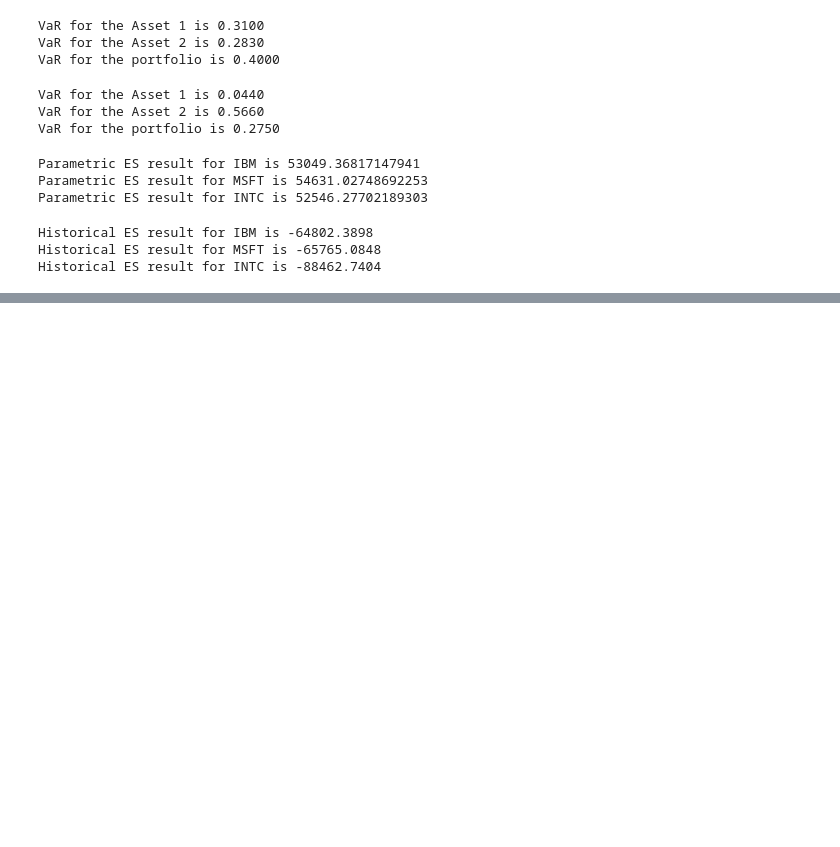
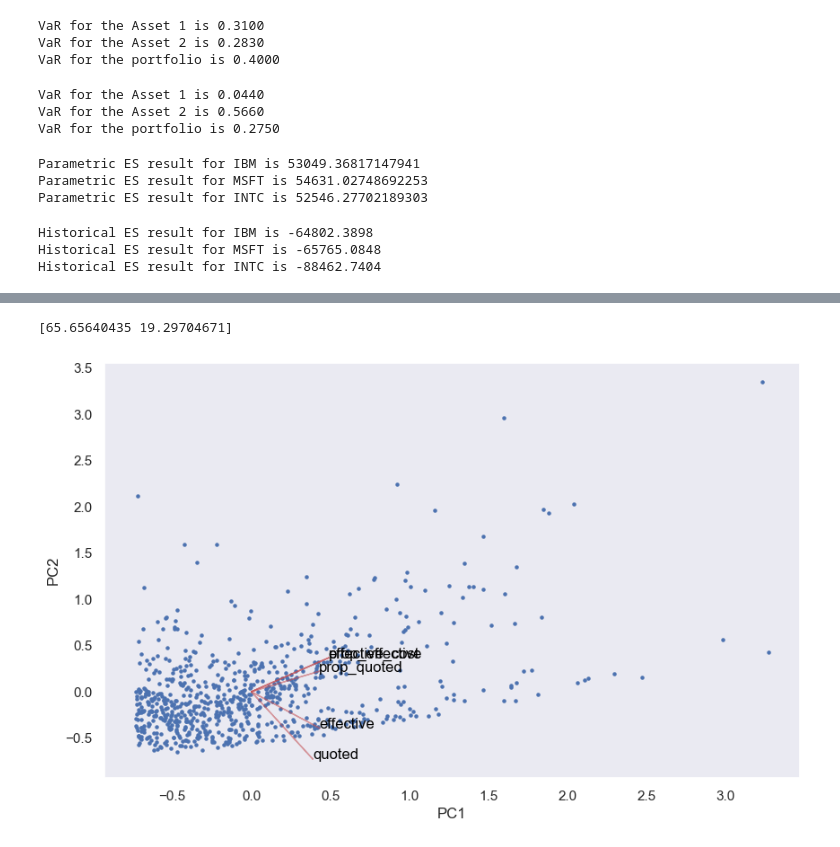
Before and after one commit to donmany85/Risk, a Jupyter notebook: ch5_Modeling_MarketRisk.ipynb, the cells around one changed output, grey strips where cells are left out. Saved outputs shown, nothing was run; the diff lists cells and outputs as text; code cells hidden in the pictures; blank space fills up the shorter version.

```diff
--- a/ch5_Modeling_MarketRisk.ipynb
+++ b/ch5_Modeling_MarketRisk.ipynb
@@ -347,0 +478,43 @@ Historical ES result for INTC is -88462.7404
+# %%
+pca = PCA(n_components=2)
+pca.fit(np.abs(spread_meas_scaled))
+prin_comp = pca.transform(np.abs(spread_meas_scaled))
+prin_comp = pd.DataFrame(np.abs(prin_comp), columns = ['Component 1',
+'Component 2'])
+print(pca.explained_variance_ratio_*100)
+# %% [output]
+[65.65640435 19.29704671]
+# %%
+def myplot(score, coeff, labels=None):
+    xs=score[:,0]
+    ys=score[:,1]
+    n=coeff.shape[0]
+    scalex=1.0/(xs.max()-xs.min())
+    scaley=1.0/(ys.max()-ys.min())
+    plt.scatter(xs*scalex*4,ys*scaley*4,s=5)
+    for i in range(n):
+        plt.arrow(0,0,coeff[i,0], coeff[i,1], color='r',
+        alpha=0.5)
+
+        if labels is None:
+            plt.text(coeff[i,0], coeff[i,1], 'Var'+str(i),
+            color='black')
+
+        else:
+            plt.text(coeff[i,0], coeff[i,1], labels[i],
+        color='black')
+
+
+    plt.xlabel('PC{}'.format(1))
+    plt.ylabel('PC{}'.format(2))
+    plt.grid()
+# %%
+spread_measures_scaled_df=pd.DataFrame(spread_meas_scaled,
+columns=spread_meas.columns)
+# %%
+myplot(np.array(spread_measures_scaled_df)[:,0:2],
+np.transpose(pca.components_[0:2,:]),
+list(spread_measures_scaled_df.columns))
+plt.show()
+# %% [output]
+[figure, added]
```
Also changed, not shown: parts of 29 cells of this notebook.
